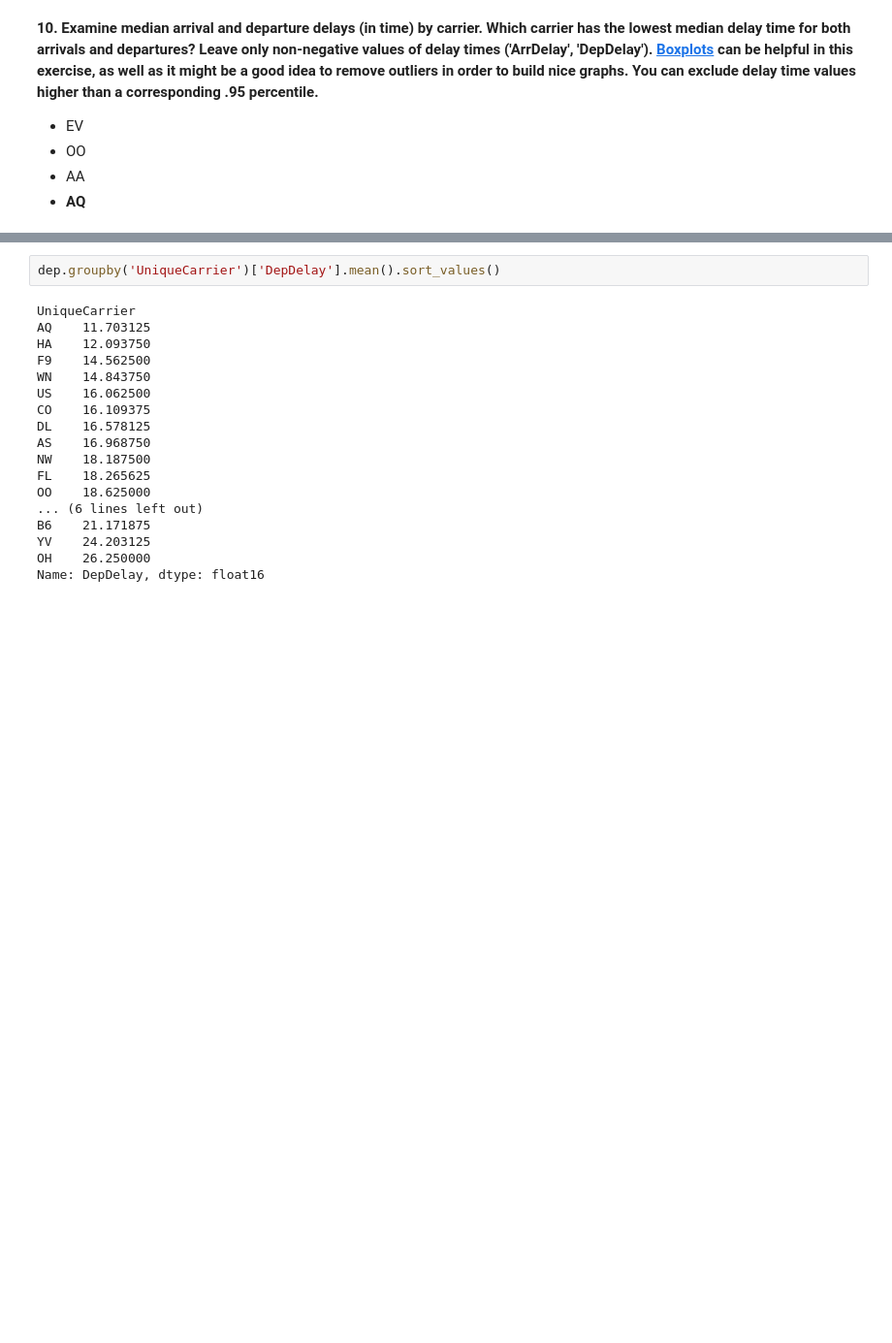
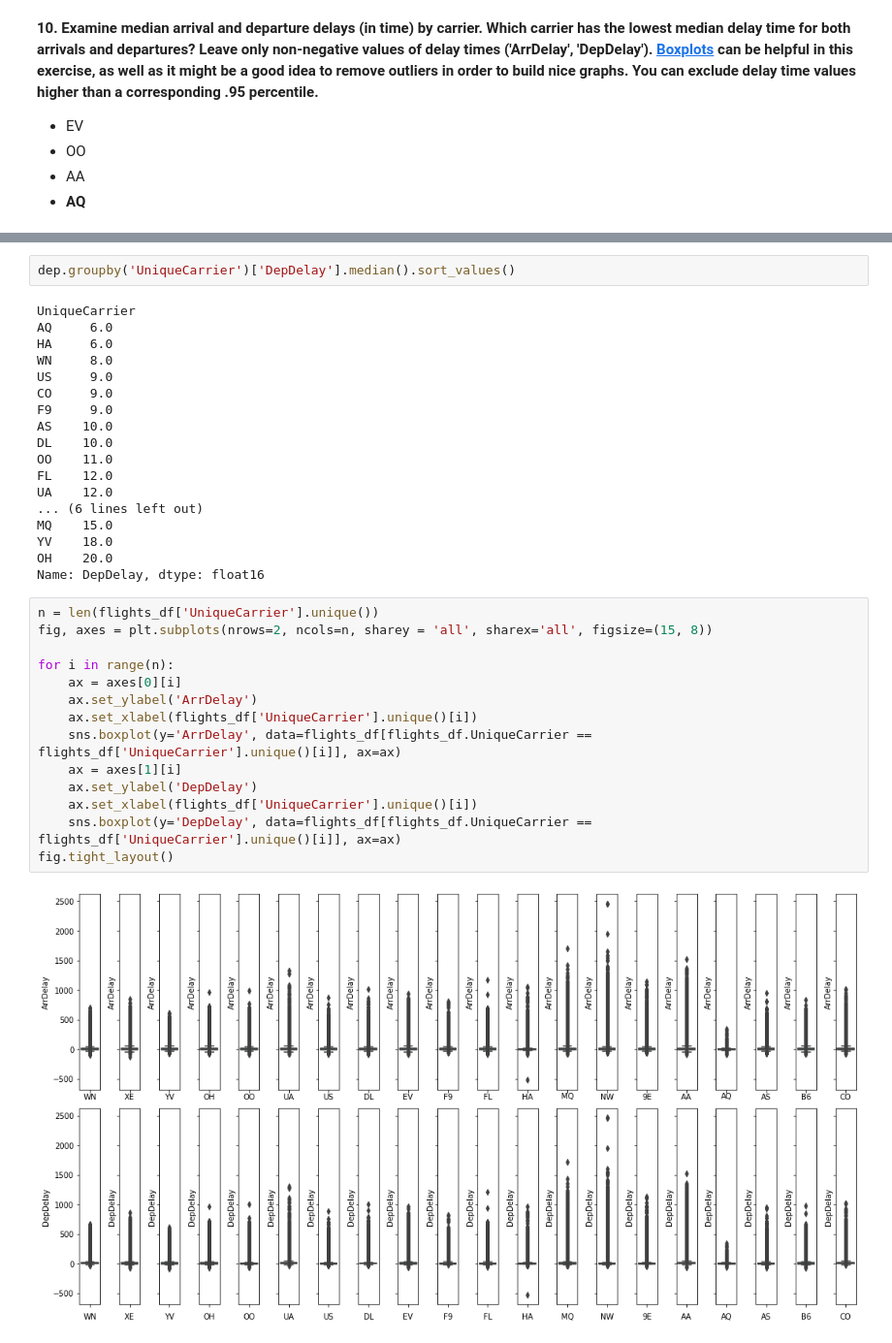
Before and after one commit to DaniilOr/cs102, a Jupyter notebook: HW7/assignment2_USA_flights.ipynb.ipynb, the cells around one changed output, grey strips where cells are left out. Shown at 97% size. Drawn from its saved outputs; the diff is of its cells as text; blank space fills up the shorter version.

```diff
--- a/HW7/assignment2_USA_flights.ipynb.ipynb
+++ b/HW7/assignment2_USA_flights.ipynb.ipynb
@@ -429,21 +431,37 @@ B6    21.203125
 Name: ArrDelay, dtype: float16
 # %%
-dep.groupby('UniqueCarrier')['DepDelay'].mean().sort_values()
+dep.groupby('UniqueCarrier')['DepDelay'].median().sort_values()
 # %% [output]
 UniqueCarrier
-AQ    11.703125
-HA    12.093750
-F9    14.562500
-WN    14.843750
-US    16.062500
-CO    16.109375
-DL    16.578125
-AS    16.968750
-NW    18.187500
-FL    18.265625
-OO    18.625000
+AQ     6.0
+HA     6.0
+WN     8.0
+US     9.0
+CO     9.0
+F9     9.0
+AS    10.0
+DL    10.0
+OO    11.0
+FL    12.0
+UA    12.0
 ... (6 lines left out)
-B6    21.171875
-YV    24.203125
-OH    26.250000
+MQ    15.0
+YV    18.0
+OH    20.0
 Name: DepDelay, dtype: float16
+# %%
+n = len(flights_df['UniqueCarrier'].unique())
+fig, axes = plt.subplots(nrows=2, ncols=n, sharey = 'all', sharex='all', figsize=(15, 8))
+
+for i in range(n):
+    ax = axes[0][i]
+    ax.set_ylabel('ArrDelay')
+    ax.set_xlabel(flights_df['UniqueCarrier'].unique()[i])
+    sns.boxplot(y='ArrDelay', data=flights_df[flights_df.UniqueCarrier == flights_df['UniqueCarrier'].unique()[i]], ax=ax)
+    ax = axes[1][i]
+    ax.set_ylabel('DepDelay')
+    ax.set_xlabel(flights_df['UniqueCarrier'].unique()[i])
+    sns.boxplot(y='DepDelay', data=flights_df[flights_df.UniqueCarrier == flights_df['UniqueCarrier'].unique()[i]], ax=ax)
+fig.tight_layout()
+# %% [output]
+[figure, added]
```
Also changed, not shown: parts of 5 cells of this notebook.
